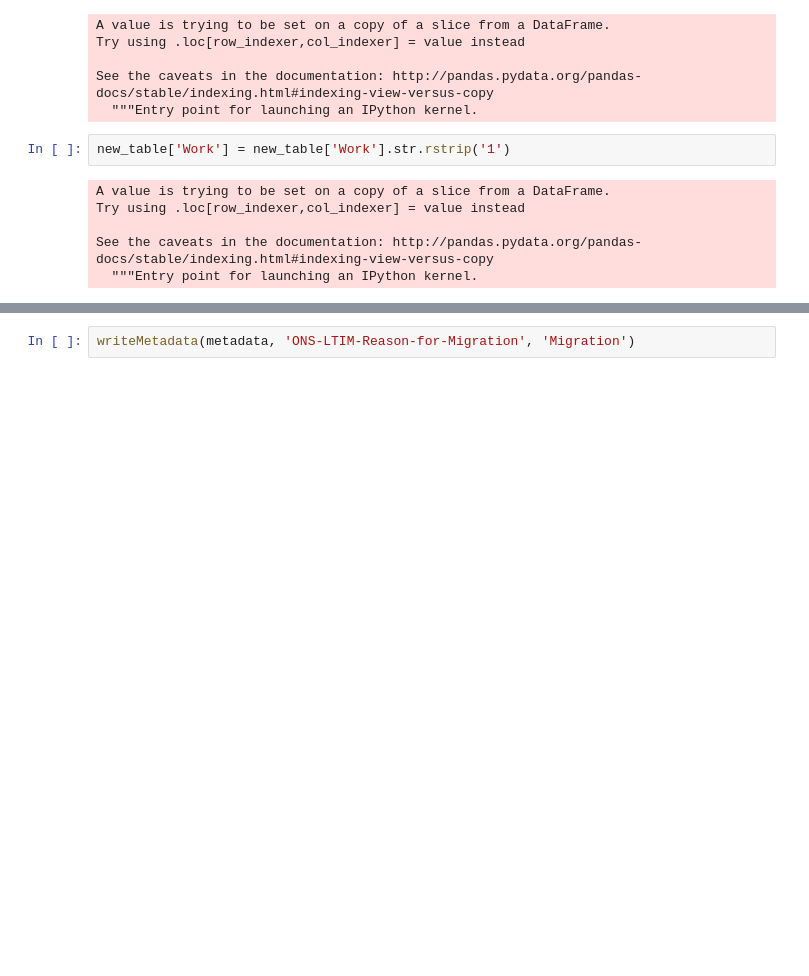
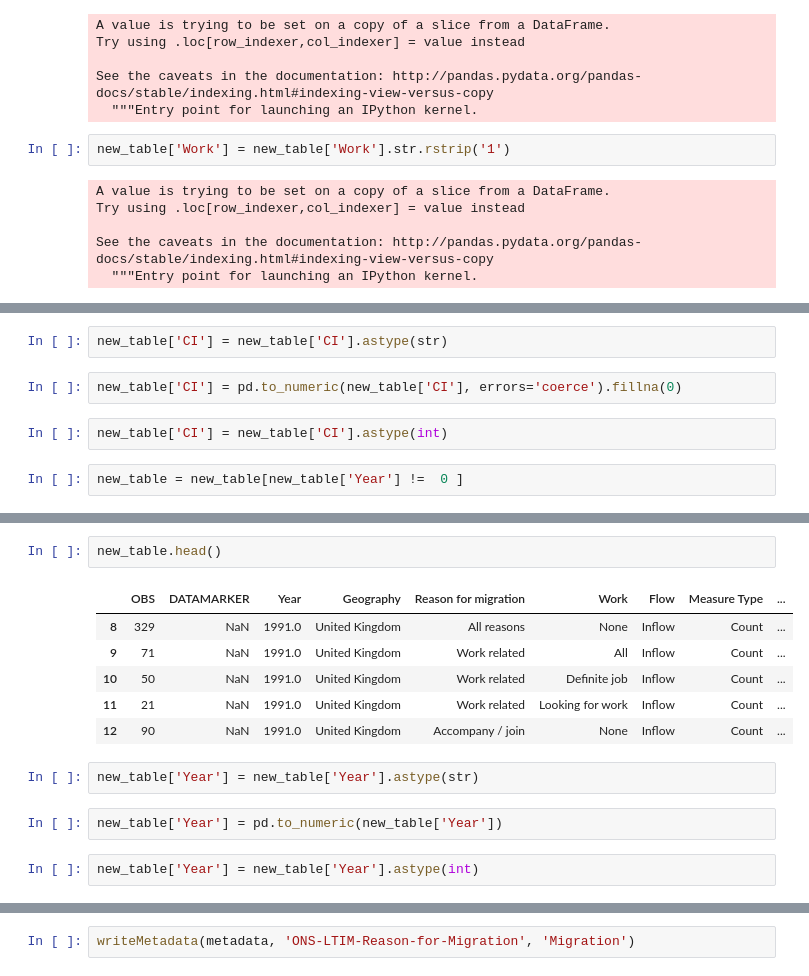
Before and after one commit to GSS-Cogs/ONS-LTIM-Reason-for-Migration, a Jupyter notebook: Long-term international migration 2.04 reason for migration tidydata.ipynb, the cells around one changed output, grey strips where cells are left out. Drawn from its saved outputs; the diff is of its cells as text; blank space fills up the shorter version.

```diff
--- a/Long-term international migration 2.04 reason for migration tidydata.ipynb
+++ b/Long-term international migration 2.04 reason for migration tidydata.ipynb
@@ -401,0 +238,8 @@ Final_table.to_csv(destinationFolder / ('tidydata2_4.csv'), index = False)
+# %%
+new_table['CI'] = new_table['CI'].astype(str)
+# %%
+new_table['CI'] = pd.to_numeric(new_table['CI'], errors='coerce').fillna(0)
+# %%
+new_table['CI'] = new_table['CI'].astype(int)
+# %%
+new_table = new_table[new_table['Year'] !=  0 ]
@@ -401,0 +262,15 @@ Final_table.to_csv(destinationFolder / ('tidydata2_4.csv'), index = False)
+# %%
+new_table.head()
+# %% [output]
+|  | OBS | DATAMARKER | Year | Geography | Reason for migration | Work | Flow | Measure Type | ... |
+| 8 | 329 | NaN | 1991.0 | United Kingdom | All reasons | None | Inflow | Count | ... |
+| 9 | 71 | NaN | 1991.0 | United Kingdom | Work related | All | Inflow | Count | ... |
+| 10 | 50 | NaN | 1991.0 | United Kingdom | Work related | Definite job | Inflow | Count | ... |
+| 11 | 21 | NaN | 1991.0 | United Kingdom | Work related | Looking for work | Inflow | Count | ... |
+| 12 | 90 | NaN | 1991.0 | United Kingdom | Accompany / join | None | Inflow | Count | ... |
+# %%
+new_table['Year'] = new_table['Year'].astype(str)
+# %%
+new_table['Year'] = pd.to_numeric(new_table['Year'])
+# %%
+new_table['Year'] = new_table['Year'].astype(int)
```
Also changed, not shown: parts of 78 cells of this notebook.
